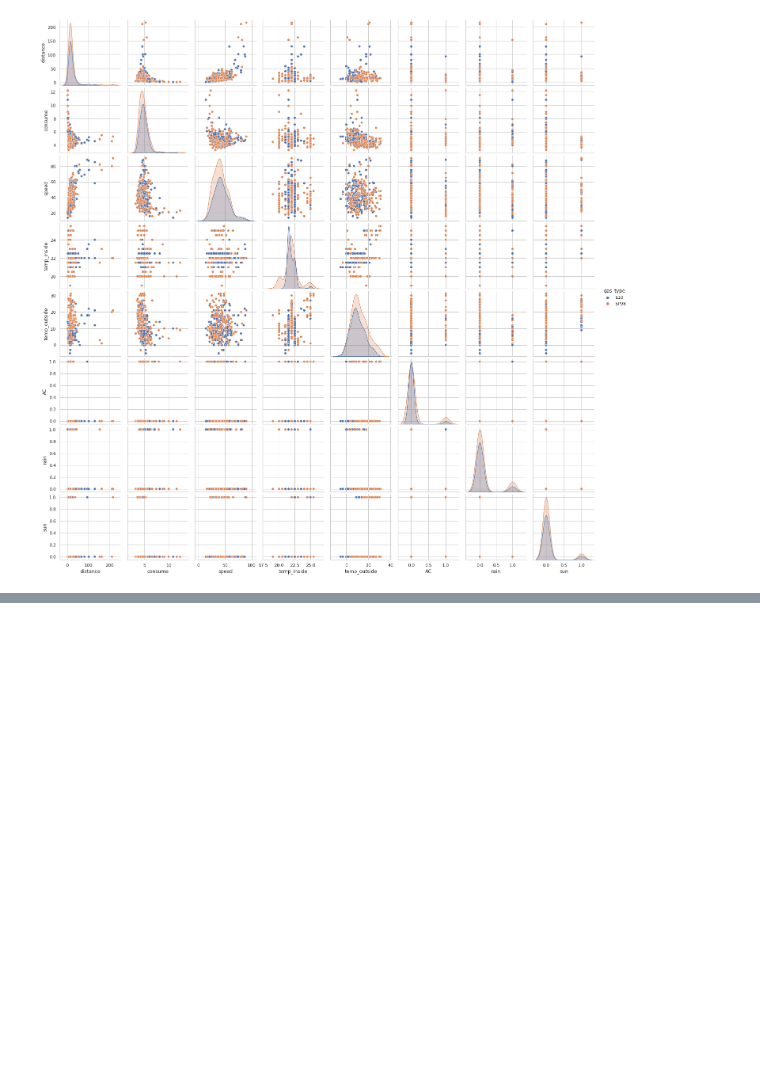
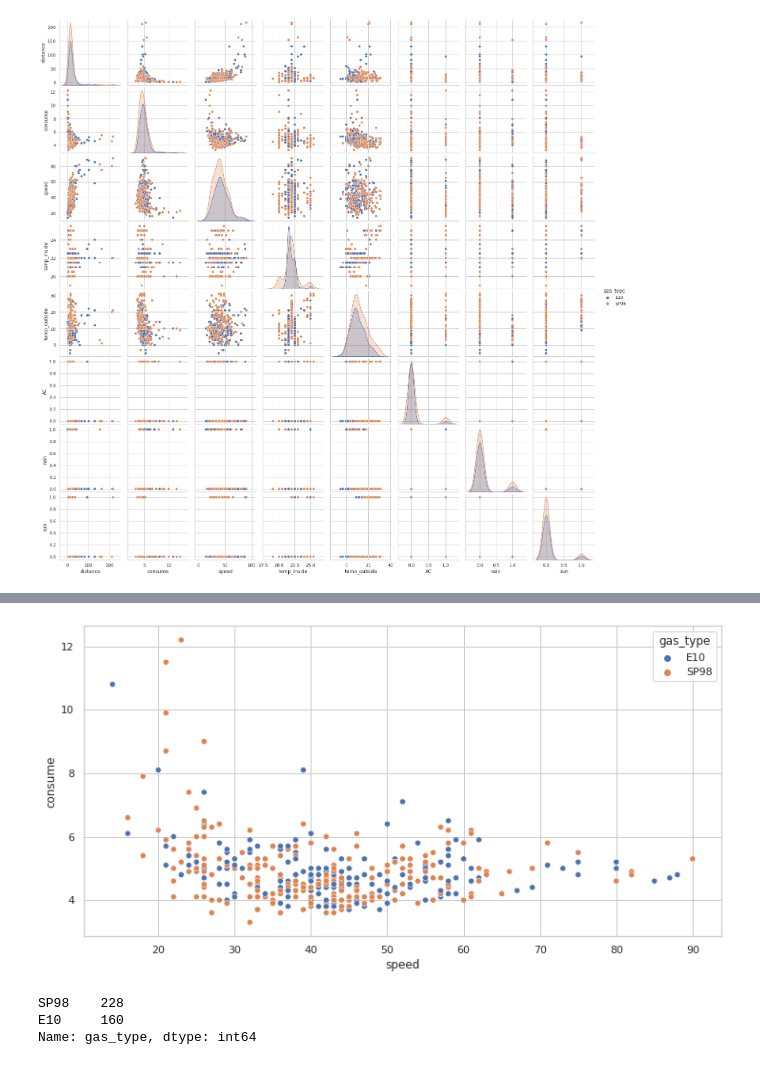
Before and after one commit to VictorRodriguezIronhack/reto_data, a Jupyter notebook: 02_visual.ipynb, the cells around one changed output, grey strips where cells are left out. Drawn from its saved outputs; the diff is of its cells as text; code cells hidden in the pictures; blank space fills up the shorter version.

```diff
--- a/02_visual.ipynb
+++ b/02_visual.ipynb
@@ -35,0 +42,4 @@ sns.pairplot(mesur, hue="gas_type");
+# %%
+sns.scatterplot(x="speed", y="consume", hue="gas_type",data=mesur);
+# %% [output]
+[figure, added]
@@ -35,0 +50,6 @@ sns.pairplot(mesur, hue="gas_type");
+# %%
+mesur.gas_type.value_counts()
+# %% [output]
+SP98    228
+E10     160
+Name: gas_type, dtype: int64
```
Also changed, not shown: parts of 11 cells of this notebook.
